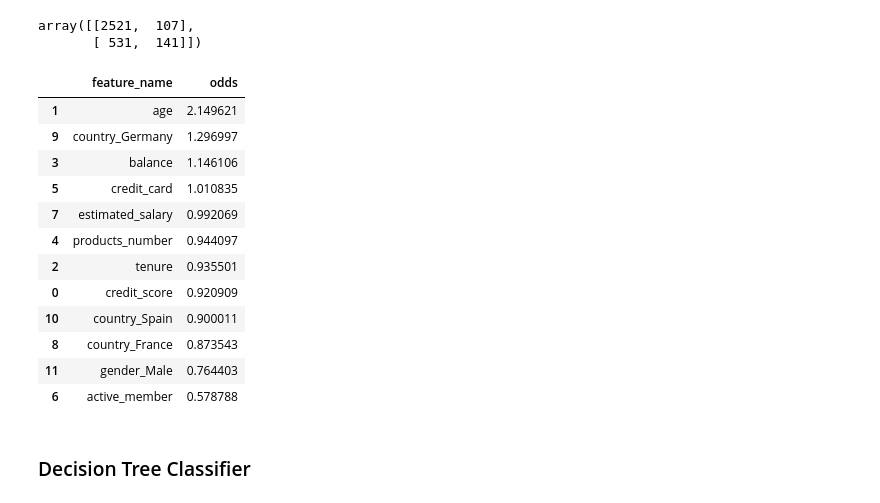
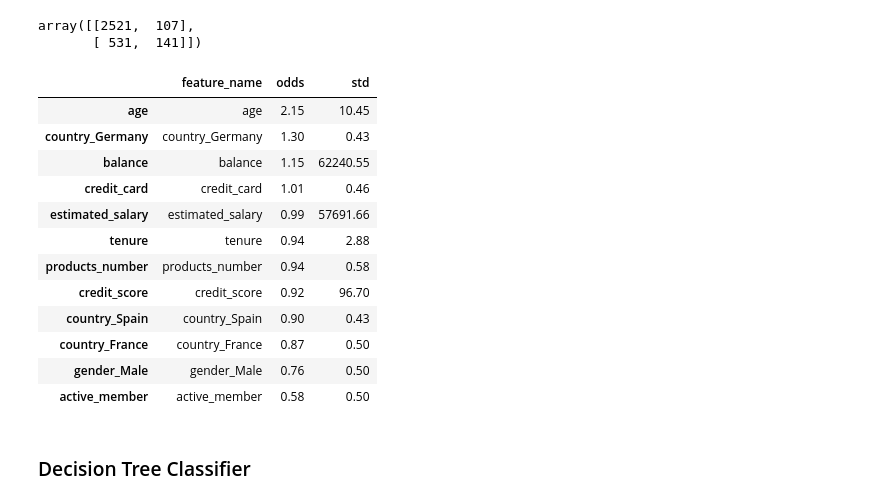
Before and after one commit to MarBry111/wit_2024_xai, a Jupyter notebook: 02_train_simple_models.ipynb, the cells around one changed output. Cells and saved outputs as stored; diff of their text form; code cells hidden in the pictures.

```diff
--- a/02_train_simple_models.ipynb
+++ b/02_train_simple_models.ipynb
@@ -97,24 +97,25 @@ array([[2521,  107],
 # %%
 df_odds = pd.DataFrame({
     'feature_name' : X_train_num.columns,
-    'odds' : np.exp(clf_lr.coef_[0])
+    'odds' : np.exp(clf_lr.coef_[0]).round(2),
+    'std' : X_train_num.std().round(2)
 })
 
 df_odds.sort_values('odds', ascending=False)
 # %% [output]
-|  | feature_name | odds |
-| 1 | age | 2.149621 |
-| 9 | country_Germany | 1.296997 |
-| 3 | balance | 1.146106 |
-| 5 | credit_card | 1.010835 |
-| 7 | estimated_salary | 0.992069 |
-| 4 | products_number | 0.944097 |
-| 2 | tenure | 0.935501 |
-| 0 | credit_score | 0.920909 |
-| 10 | country_Spain | 0.900011 |
-| 8 | country_France | 0.873543 |
-| 11 | gender_Male | 0.764403 |
-| 6 | active_member | 0.578788 |
+|  | feature_name | odds | std |
+| age | age | 2.15 | 10.45 |
+| country_Germany | country_Germany | 1.30 | 0.43 |
+| balance | balance | 1.15 | 62240.55 |
+| credit_card | credit_card | 1.01 | 0.46 |
+| estimated_salary | estimated_salary | 0.99 | 57691.66 |
+| tenure | tenure | 0.94 | 2.88 |
+| products_number | products_number | 0.94 | 0.58 |
+| credit_score | credit_score | 0.92 | 96.70 |
+| country_Spain | country_Spain | 0.90 | 0.43 |
+| country_France | country_France | 0.87 | 0.50 |
+| gender_Male | gender_Male | 0.76 | 0.50 |
+| active_member | active_member | 0.58 | 0.50 |
 # %% [markdown]
 ### Decision Tree Classifier
 # %%
```
